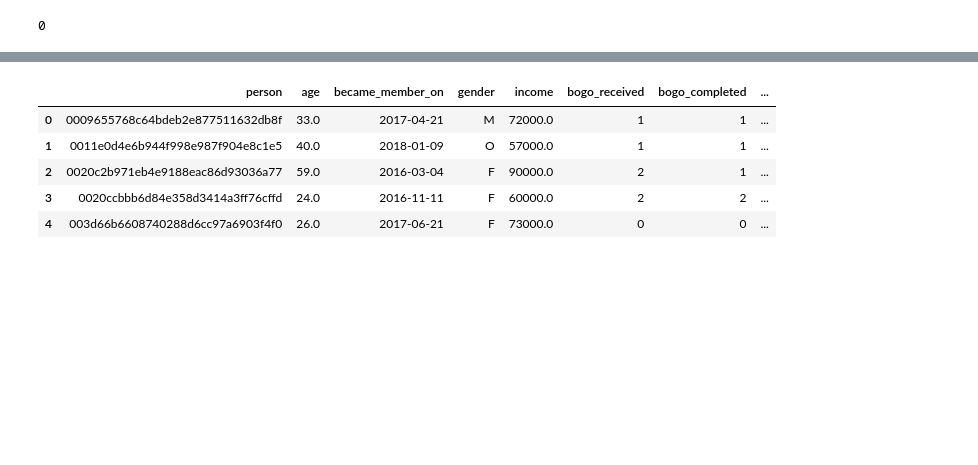
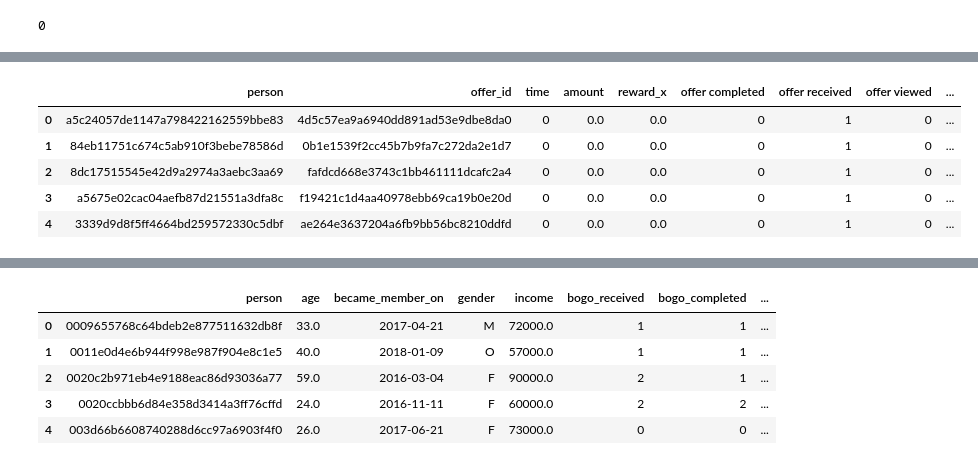
Before and after one commit to MlataIbrahim/Starbucks-Capstone-Project, a Jupyter notebook: Starbucks_Capstone_notebook.ipynb, the cells around one changed output, grey strips where cells are left out. Saved outputs shown, nothing was run; the diff lists cells and outputs as text; code cells hidden in the pictures; blank space fills up the shorter version.

```diff
--- a/Starbucks_Capstone_notebook.ipynb
+++ b/Starbucks_Capstone_notebook.ipynb
@@ -334,6 +362,15 @@ for i in list1:
 merged.dropna(subset=['offer_id'] ,inplace=True)
 # %%
+# merge the cleaned merged with protfolio
 merged = merged.merge(portfolio , left_on='offer_id' , right_on='id'  ,how='left')
+merged.head()
+# %% [output]
+|  | person | offer_id | time | amount | reward_x | offer completed | offer received | offer viewed | ... |
+| 0 | a5c24057de1147a798422162559bbe83 | 4d5c57ea9a6940dd891ad53e9dbe8da0 | 0 | 0.0 | 0.0 | 0 | 1 | 0 | ... |
+| 1 | 84eb11751c674c5ab910f3bebe78586d | 0b1e1539f2cc45b7b9fa7c272da2e1d7 | 0 | 0.0 | 0.0 | 0 | 1 | 0 | ... |
+| 2 | 8dc17515545e42d9a2974a3aebc3aa69 | fafdcd668e3743c1bb461111dcafc2a4 | 0 | 0.0 | 0.0 | 0 | 1 | 0 | ... |
+| 3 | a5675e02cac04aefb87d21551a3dfa8c | f19421c1d4aa40978ebb69ca19b0e20d | 0 | 0.0 | 0.0 | 0 | 1 | 0 | ... |
+| 4 | 3339d9d8f5ff4664bd259572330c5dbf | ae264e3637204a6fb9bb56bc8210ddfd | 0 | 0.0 | 0.0 | 0 | 1 | 0 | ... |
 # %%
 Model_data = merged.groupby(['person' , 'offer_type']).agg(
     {
```
Also changed, not shown: parts of 47 cells of this notebook, 1 other file.
